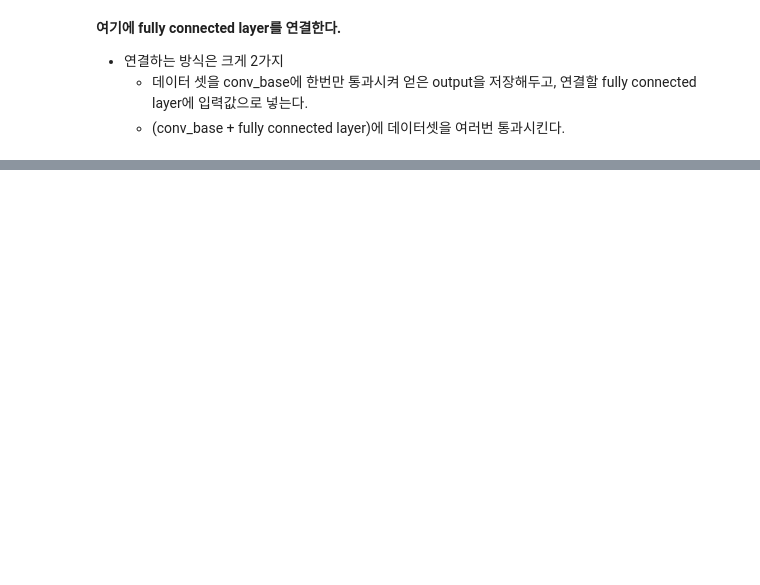
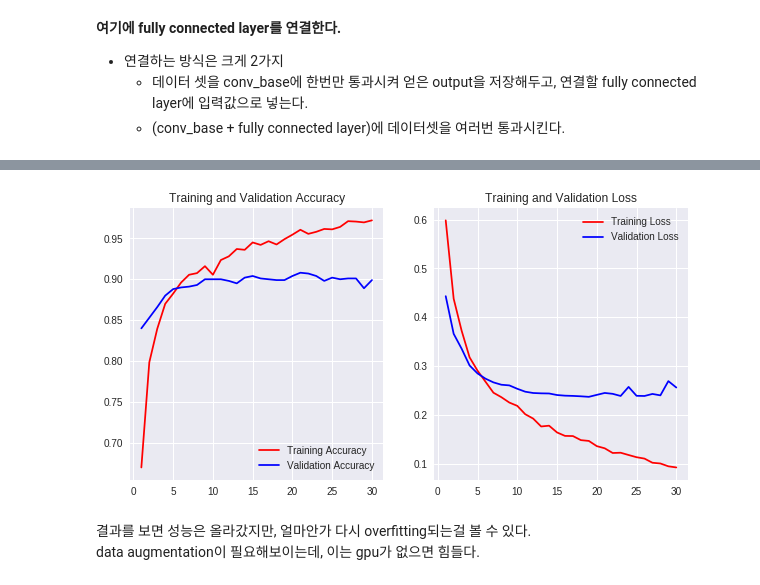
Before and after one commit to Junhojuno/keras-tutorial, a Jupyter notebook: 05_pretrained_network(VGG16).ipynb, the cells around one changed output, grey strips where cells are left out. Saved outputs shown, nothing was run; the diff lists cells and outputs as text; code cells hidden in the pictures; blank space fills up the shorter version.

```diff
--- a/05_pretrained_network(VGG16).ipynb
+++ b/05_pretrained_network(VGG16).ipynb
@@ -73,0 +90,5 @@ KeyboardInterrupt:
+# %%
+# flatten 쫙 펴기
+train_features = train_features.reshape((2000, 4*4*512))
+validation_features = validation_features.reshape((1000, 4*4*512))
+test_features = test_features.reshape((1000, 4*4*512))
@@ -73,0 +99,16 @@ KeyboardInterrupt:
+# %%
+# fully connected layer setting후 위 데이터로 훈련
+from keras import models
+from keras.layers import *
+from keras import optimizers
+
+model = models.Sequential()
+model.add(Dense(units=256, input_shape=(4*4*512,), activation='relu'))
+model.add(Dropout(rate=0.5))
+model.add(Dense(1, activation='sigmoid'))
+
+model.compile(loss='binary_crossentropy',
+              optimizer=optimizers.RMSprop(lr=2e-5),
+              metrics=['acc'])
+
+hist = model.fit(x=train_features, y=train_labels, epochs=30, batch_size=20, validation_data=(validation_features, validation_labels))
@@ -73,0 +133,25 @@ KeyboardInterrupt:
+# %%
+import matplotlib.pyplot as plt
+
+epochs = range(1, len(hist.history['acc']) + 1)
+
+plt.figure(figsize=(10,5))
+
+plt.subplot(1,2,1)
+plt.plot(epochs, hist.history['acc'],'r-' ,label='Training Accuracy')
+plt.plot(epochs, hist.history['val_acc'],'b-' ,label='Validation Accuracy')
+plt.legend()
+plt.title("Training and Validation Accuracy")
+
+plt.subplot(1,2,2)
+plt.plot(epochs, hist.history['loss'], 'r-', label='Training Loss')
+plt.plot(epochs, hist.history['val_loss'],'b-', label='Validation Loss')
+plt.legend()
+plt.title("Training and Validation Loss")
+
+plt.show()
+# %% [output]
+[figure, added]
+# %% [markdown]
+결과를 보면 성능은 올라갔지만, 얼마안가 다시 overfitting되는걸 볼 수 있다. <br>
+data augmentation이 필요해보이는데, 이는 gpu가 없으면 힘들다.
```
Also changed, not shown: parts of 17 cells of this notebook.
